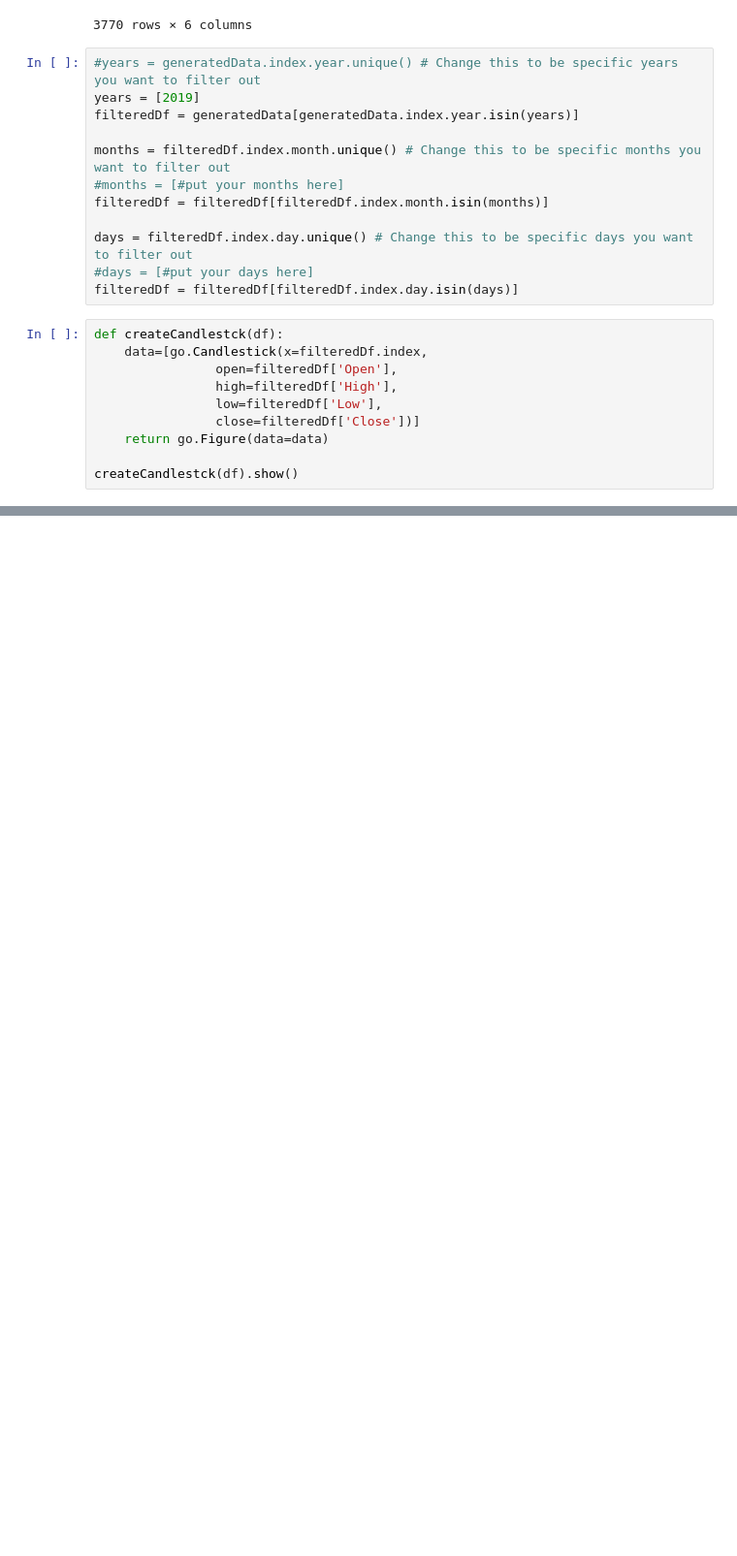
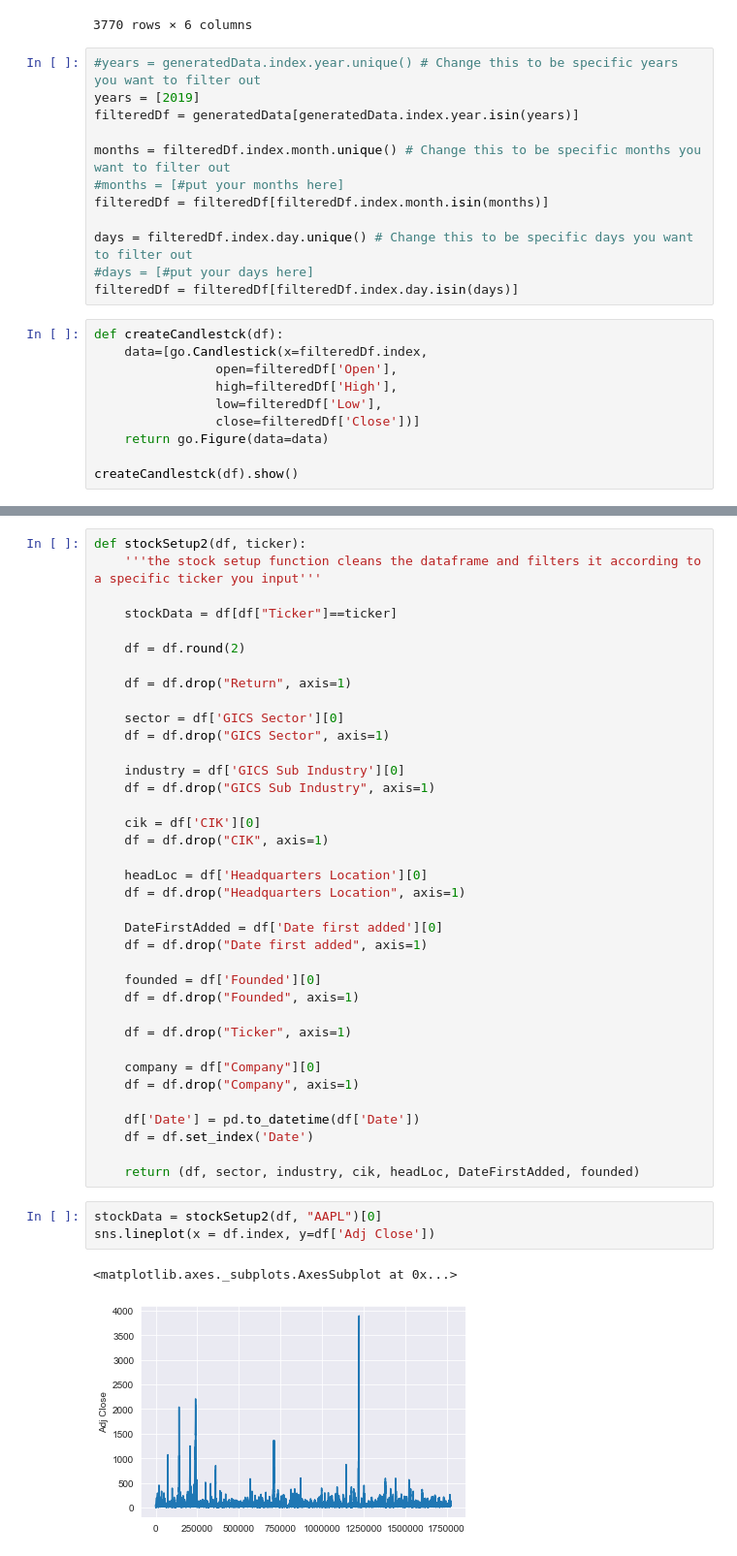
Before and after one commit to ethanleifer/Falling-Knives, a Jupyter notebook: StockVisualition.ipynb, the cells around one changed output, grey strips where cells are left out. Shown at 97% size. Drawn from its saved outputs; the diff is of its cells as text; blank space fills up the shorter version.

```diff
--- a/StockVisualition.ipynb
+++ b/StockVisualition.ipynb
@@ -164,0 +190,43 @@ plotAdjClose(FallingKnifeSubset[0])
+# %%
+def stockSetup2(df, ticker):
+    '''the stock setup function cleans the dataframe and filters it according to a specific ticker you input'''
+
+    stockData = df[df["Ticker"]==ticker]
+
+    df = df.round(2)
+
+    df = df.drop("Return", axis=1)
+
+    sector = df['GICS Sector'][0]
+    df = df.drop("GICS Sector", axis=1)
+
+    industry = df['GICS Sub Industry'][0]
+    df = df.drop("GICS Sub Industry", axis=1)
+
+    cik = df['CIK'][0]
+    df = df.drop("CIK", axis=1)
+
+    headLoc = df['Headquarters Location'][0]
+    df = df.drop("Headquarters Location", axis=1)
+
+    DateFirstAdded = df['Date first added'][0]
+    df = df.drop("Date first added", axis=1)
+
+    founded = df['Founded'][0]
+    df = df.drop("Founded", axis=1)
+
+    df = df.drop("Ticker", axis=1)
+
+    company = df["Company"][0]
+    df = df.drop("Company", axis=1)
+
+    df['Date'] = pd.to_datetime(df['Date'])
+    df = df.set_index('Date')
+
+    return (df, sector, industry, cik, headLoc, DateFirstAdded, founded)
+# %%
+stockData = stockSetup2(df, "AAPL")[0]
+sns.lineplot(x = df.index, y=df['Adj Close'])
+# %% [output]
+<matplotlib.axes._subplots.AxesSubplot at 0x...>
+[figure, added]
```
Also changed, not shown: parts of 9 cells of this notebook, 9 other files.
